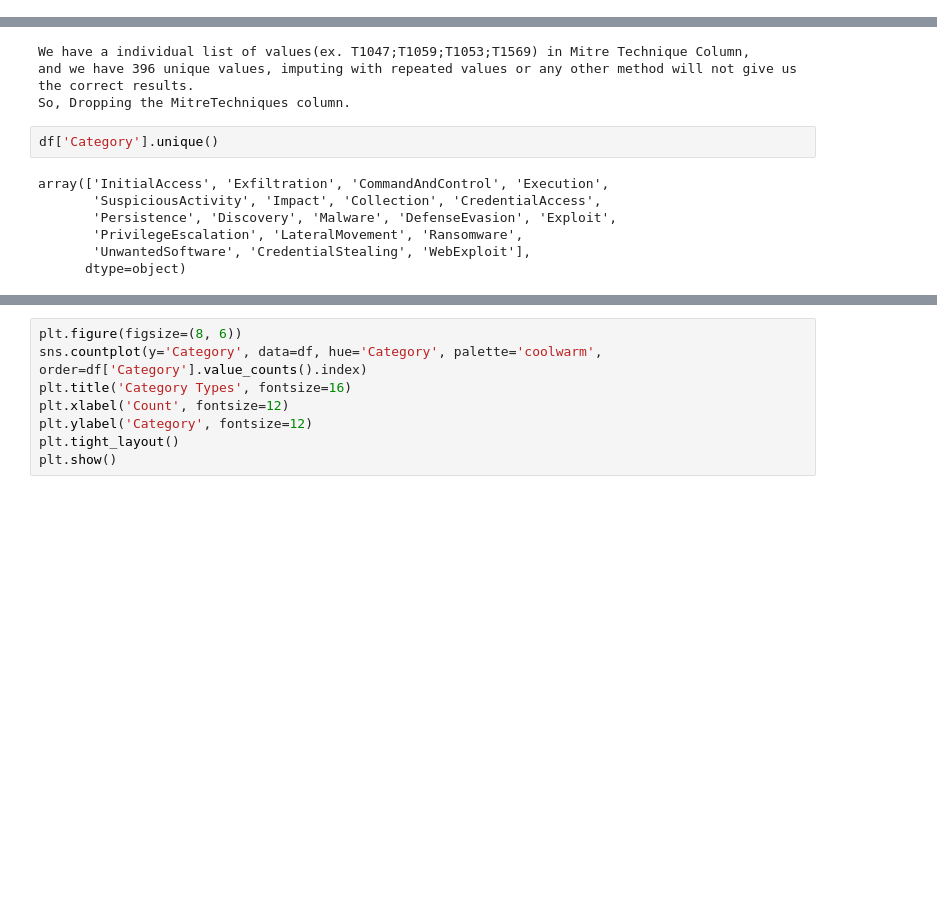
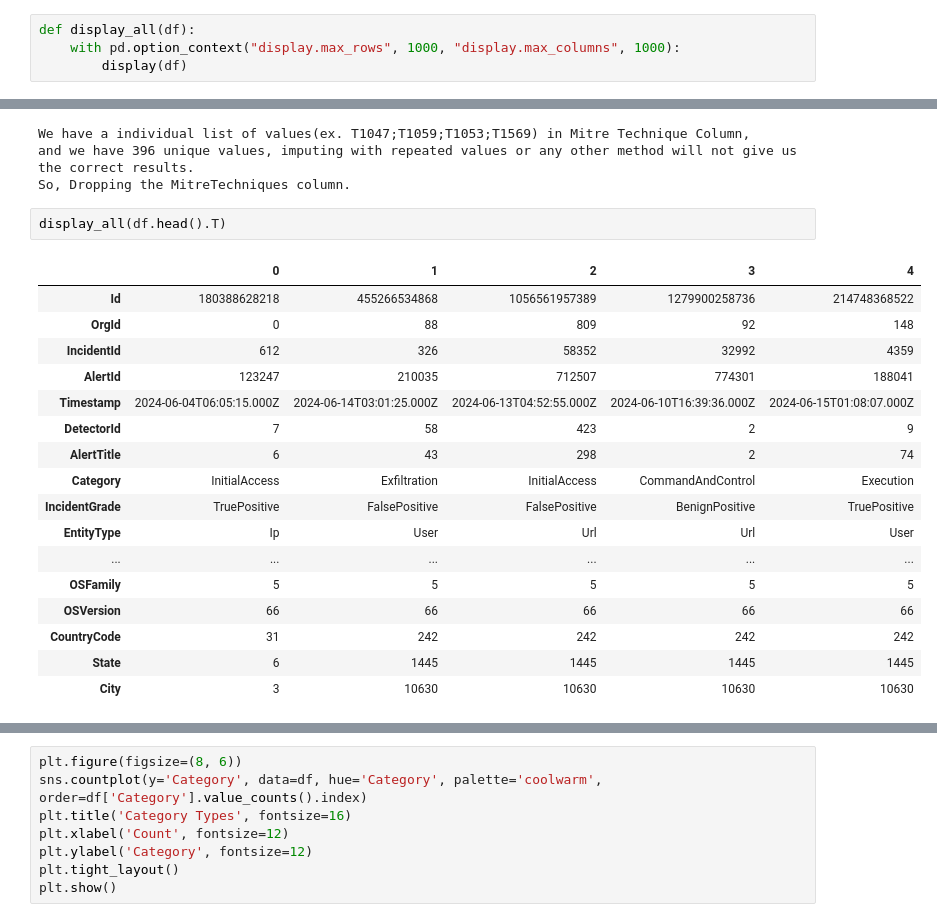
Before and after one commit to Pushparaj95/CS_Incident_Prediction, a Jupyter notebook: Cyber_Security_Incident_Prediction.ipynb, the cells around one changed output, grey strips where cells are left out. Drawn from its saved outputs; the diff is of its cells as text; blank space fills up the shorter version.

```diff
--- a/Cyber_Security_Incident_Prediction.ipynb
+++ b/Cyber_Security_Incident_Prediction.ipynb
@@ -83,4 +86,8 @@ desired_rows = 1000000
 
 
 # Pre-processing and Visualisation
+# %%
+def display_all(df):
+    with pd.option_context("display.max_rows", 1000, "display.max_columns", 1000):
+        display(df)
 # %%
@@ -154,12 +161,23 @@ df = df.drop(columns=['MitreTechniques'])
 We have a individual list of values(ex. T1047;T1059;T1053;T1569) in Mitre Technique Column,
 and we have 396 unique values, imputing with repeated values or any other method will not give us the correct results.
 So, Dropping the MitreTechniques column.
-# %%
-df['Category'].unique()
-# %% [output]
-array(['InitialAccess', 'Exfiltration', 'CommandAndControl', 'Execution',
-       'SuspiciousActivity', 'Impact', 'Collection', 'CredentialAccess',
-       'Persistence', 'Discovery', 'Malware', 'DefenseEvasion', 'Exploit',
-       'PrivilegeEscalation', 'LateralMovement', 'Ransomware',
-       'UnwantedSoftware', 'CredentialStealing', 'WebExploit'],
-      dtype=object)
+# %%
+display_all(df.head().T)
+# %% [output]
+|  | 0 | 1 | 2 | 3 | 4 |
+| Id | 180388628218 | 455266534868 | 1056561957389 | 1279900258736 | 214748368522 |
+| OrgId | 0 | 88 | 809 | 92 | 148 |
+| IncidentId | 612 | 326 | 58352 | 32992 | 4359 |
+| AlertId | 123247 | 210035 | 712507 | 774301 | 188041 |
+| Timestamp | 2024-06-04T06:05:15.000Z | 2024-06-14T03:01:25.000Z | 2024-06-13T04:52:55.000Z | 2024-06-10T16:39:36.000Z | 2024-06-15T01:08:07.000Z |
+| DetectorId | 7 | 58 | 423 | 2 | 9 |
+| AlertTitle | 6 | 43 | 298 | 2 | 74 |
+| Category | InitialAccess | Exfiltration | InitialAccess | CommandAndControl | Execution |
+| IncidentGrade | TruePositive | FalsePositive | FalsePositive | BenignPositive | TruePositive |
+| EntityType | Ip | User | Url | Url | User |
+| ... | ... | ... | ... | ... | ... |
+| OSFamily | 5 | 5 | 5 | 5 | 5 |
+| OSVersion | 66 | 66 | 66 | 66 | 66 |
+| CountryCode | 31 | 242 | 242 | 242 | 242 |
+| State | 6 | 1445 | 1445 | 1445 | 1445 |
+| City | 3 | 10630 | 10630 | 10630 | 10630 |
```
Also changed, not shown: parts of 34 cells of this notebook.
